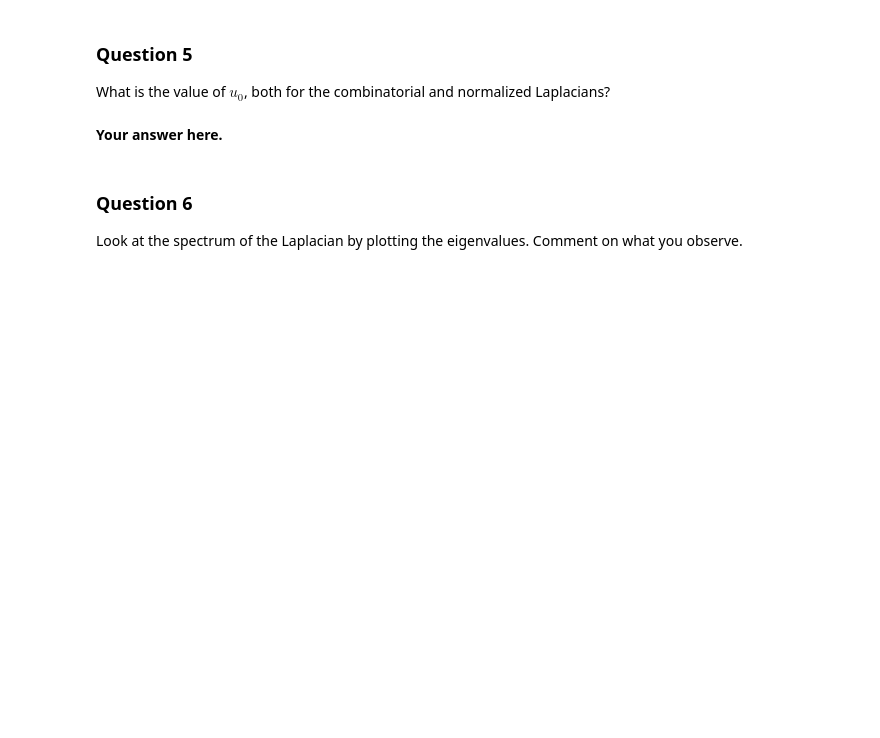
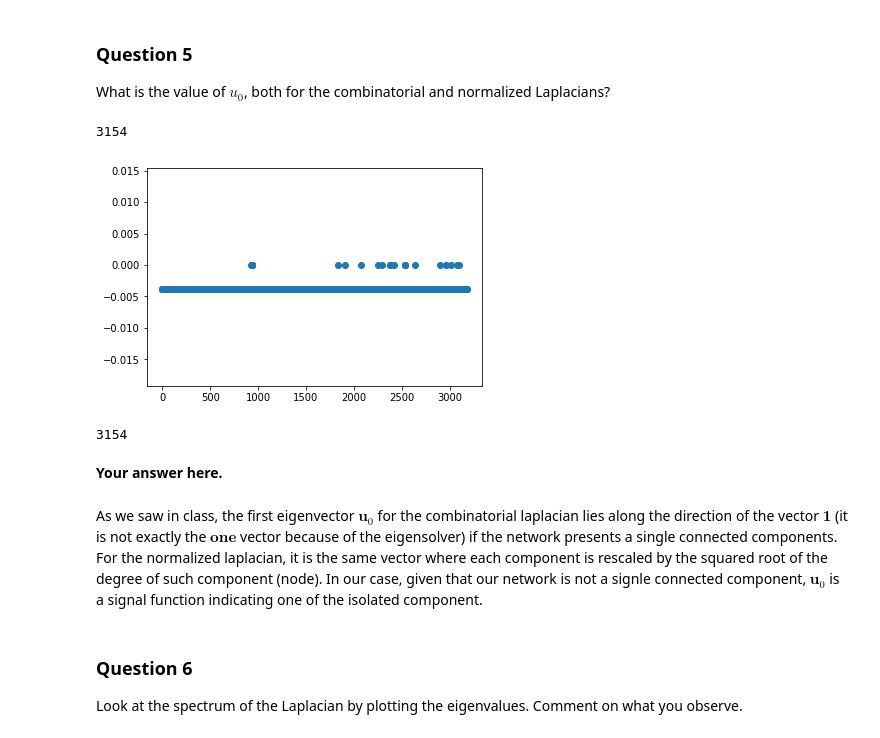
Before and after one commit to rusucosmin/ntp, a Jupyter notebook: 3_spectral_graph_theory.ipynb, the cells around one changed output. Drawn from its saved outputs; the diff is of its cells as text; code cells hidden in the pictures; blank space fills up the shorter version.

Commit message:
eigensolver

```diff
--- a/3_spectral_graph_theory.ipynb
+++ b/3_spectral_graph_theory.ipynb
@@ -71,7 +70,7 @@ laplacian_normalized, laplacian_combinatorial, D_inv_sqrt = compute_laplacian(ad
 Use one of them as the graph Laplacian $L$ for the rest of the milestone.
 We however encourage you to run the code with both to get a sense of the difference!
 # %%
-laplacian =  laplacian_combinatorial # Either laplacian_combinatorial or laplacian_normalized.
+laplacian =  laplacian_normalized # Either laplacian_combinatorial or laplacian_normalized.
 # %% [markdown]
 ### Question 2
 
@@ -147,18 +146,26 @@ By definition of Euclidian norm and answer of question 3 we have $\| S^\top x \|
 
 What is the value of $u_0$, both for the combinatorial and normalized Laplacians?
 # %%
-plt.scatter(np.arange(eigenvalues.shape[0]), eigenvector_sorted[:,0])
+plt.scatter(np.arange(eigenvalues.shape[0]), D_inv_sqrt.toarray() @ eigenvector_sorted[:,1])
+print(sum(eigenvector_sorted[:,1]<-0.00001))
+# %% [output]
+3154
+[figure, added]
 # %%
 #calculate largest component to use for later
-eig_v = eigenvector_sorted[:,0:6]
+eig_v = (D_inv_sqrt.toarray() @ eigenvector_sorted)[:,0:7]
 mean = np.median(eig_v, axis=0)
 indixes = np.where(abs(eig_v-mean) < 1e-10, 1, 0)
 
 mask_largest_component = indixes.T[np.argmin(indixes.sum(axis=0))]
 
 mask_largest_component.sum()
+# %% [output]
+3154
 # %% [markdown]
 **Your answer here.**
+# %% [markdown]
+As we saw in class, the first eigenvector $\textbf{u}_0$ for the combinatorial laplacian lies along the direction of the vector $\textbf{1}$ (it is not exactly the $\textbf{one}$ vector because of the eigensolver) if the network presents a single connected components. For the normalized laplacian, it is the same vector where each component is rescaled by the squared root of the degree of such component (node). In our case, given that our network is not a signle connected component, $\textbf{u}_0$ is a signal function indicating one of the isolated component.
 # %% [markdown]
 ### Question 6
 
```
Also changed, not shown: parts of 19 cells of this notebook.
